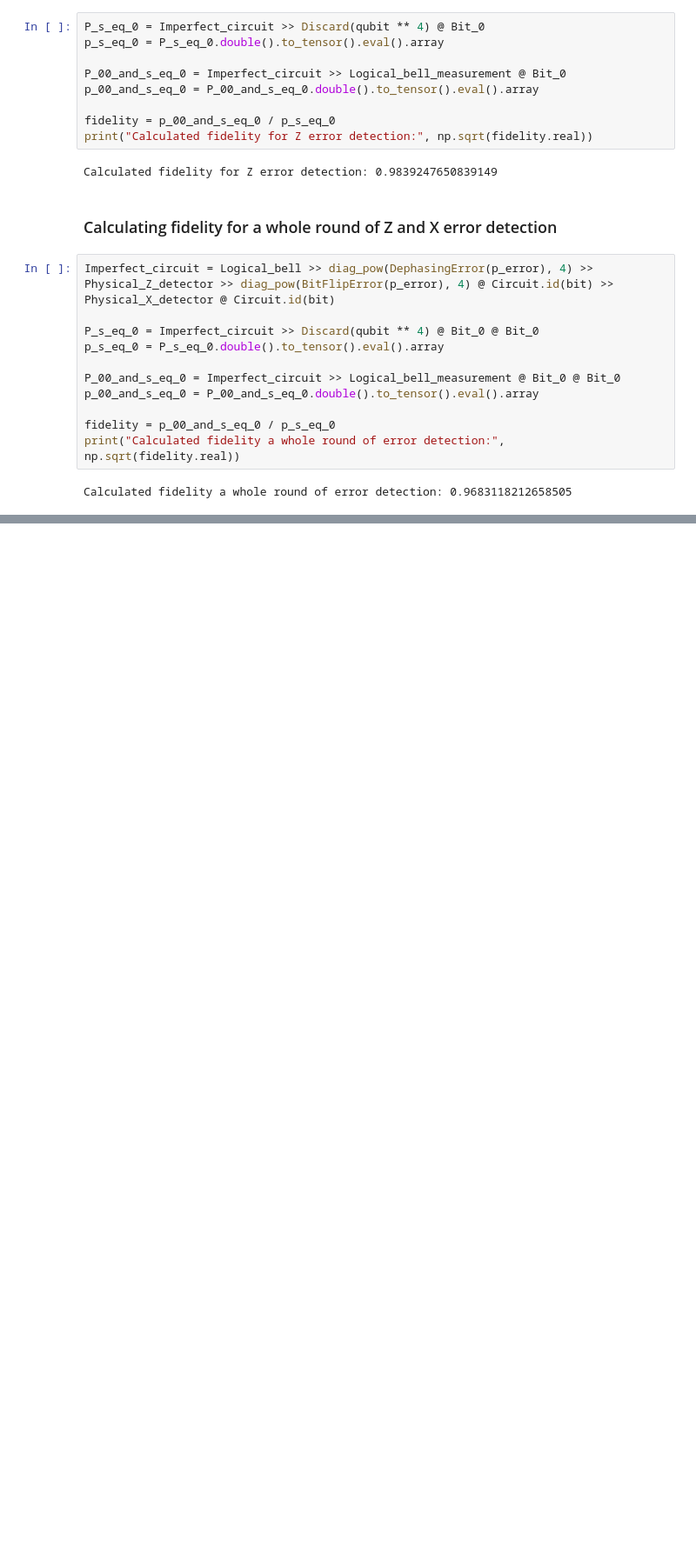
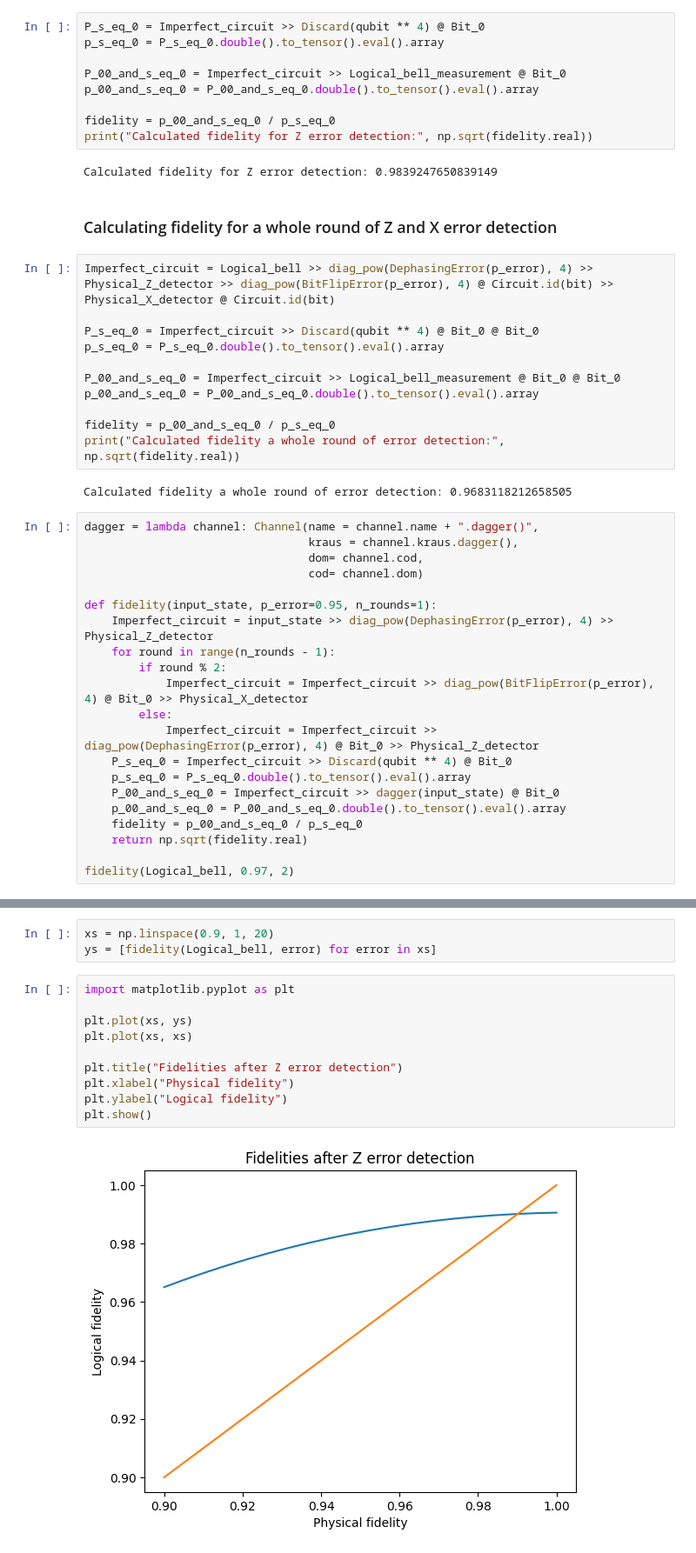
Before and after one commit to quantinuum-dev/optyx, a Jupyter notebook: notebooks/distributed-422-code.ipynb, the cells around one changed output, grey strips where cells are left out. Shown at 87% size. Saved outputs shown, nothing was run; the diff lists cells and outputs as text; blank space fills up the shorter version.

```diff
--- a/notebooks/distributed-422-code.ipynb
+++ b/notebooks/distributed-422-code.ipynb
@@ -211,3 +214,24 @@ fidelity = p_00_and_s_eq_0 / p_s_eq_0
 print("Calculated fidelity a whole round of error detection:", np.sqrt(fidelity.real))
 # %% [output]
 Calculated fidelity a whole round of error detection: 0.9683118212658505
+# %%
+dagger = lambda channel: Channel(name = channel.name + ".dagger()",
+                                 kraus = channel.kraus.dagger(),
+                                 dom= channel.cod,
+                                 cod= channel.dom)
+
+def fidelity(input_state, p_error=0.95, n_rounds=1):
+    Imperfect_circuit = input_state >> diag_pow(DephasingError(p_error), 4) >> Physical_Z_detector
+    for round in range(n_rounds - 1):
+        if round % 2:
+            Imperfect_circuit = Imperfect_circuit >> diag_pow(BitFlipError(p_error), 4) @ Bit_0 >> Physical_X_detector
+        else:
+            Imperfect_circuit = Imperfect_circuit >> diag_pow(DephasingError(p_error), 4) @ Bit_0 >> Physical_Z_detector
+    P_s_eq_0 = Imperfect_circuit >> Discard(qubit ** 4) @ Bit_0
+    p_s_eq_0 = P_s_eq_0.double().to_tensor().eval().array
+    P_00_and_s_eq_0 = Imperfect_circuit >> dagger(input_state) @ Bit_0
+    p_00_and_s_eq_0 = P_00_and_s_eq_0.double().to_tensor().eval().array
+    fidelity = p_00_and_s_eq_0 / p_s_eq_0
+    return np.sqrt(fidelity.real)
+
+fidelity(Logical_bell, 0.97, 2)
@@ -213,0 +242,15 @@ Calculated fidelity a whole round of error detection: 0.9683118212658505
+# %%
+xs = np.linspace(0.9, 1, 20)
+ys = [fidelity(Logical_bell, error) for error in xs]
+# %%
+import matplotlib.pyplot as plt
+
+plt.plot(xs, ys)
+plt.plot(xs, xs)
+
+plt.title("Fidelities after Z error detection")
+plt.xlabel("Physical fidelity")
+plt.ylabel("Logical fidelity")
+plt.show()
+# %% [output]
+[figure, added]
```
Also changed, not shown: parts of 9 cells of this notebook.
